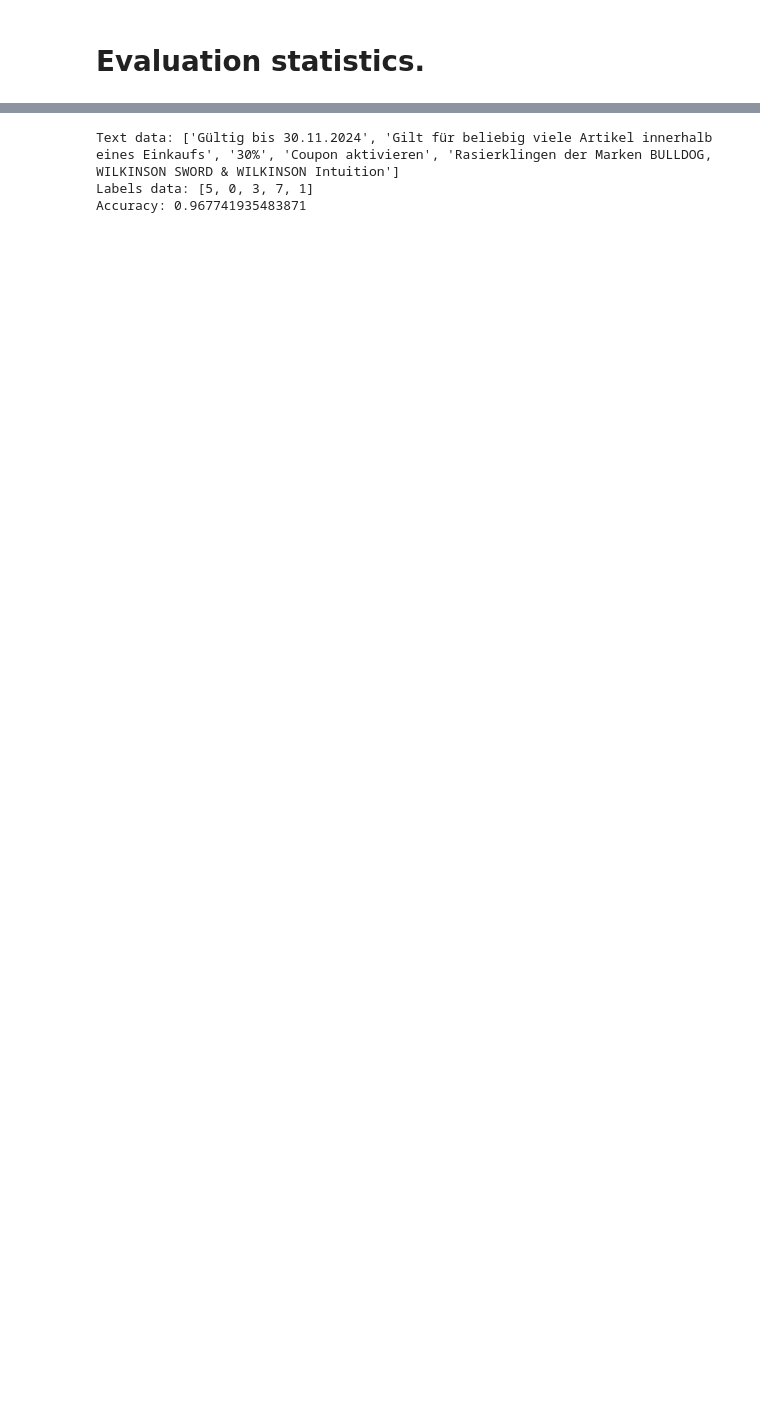
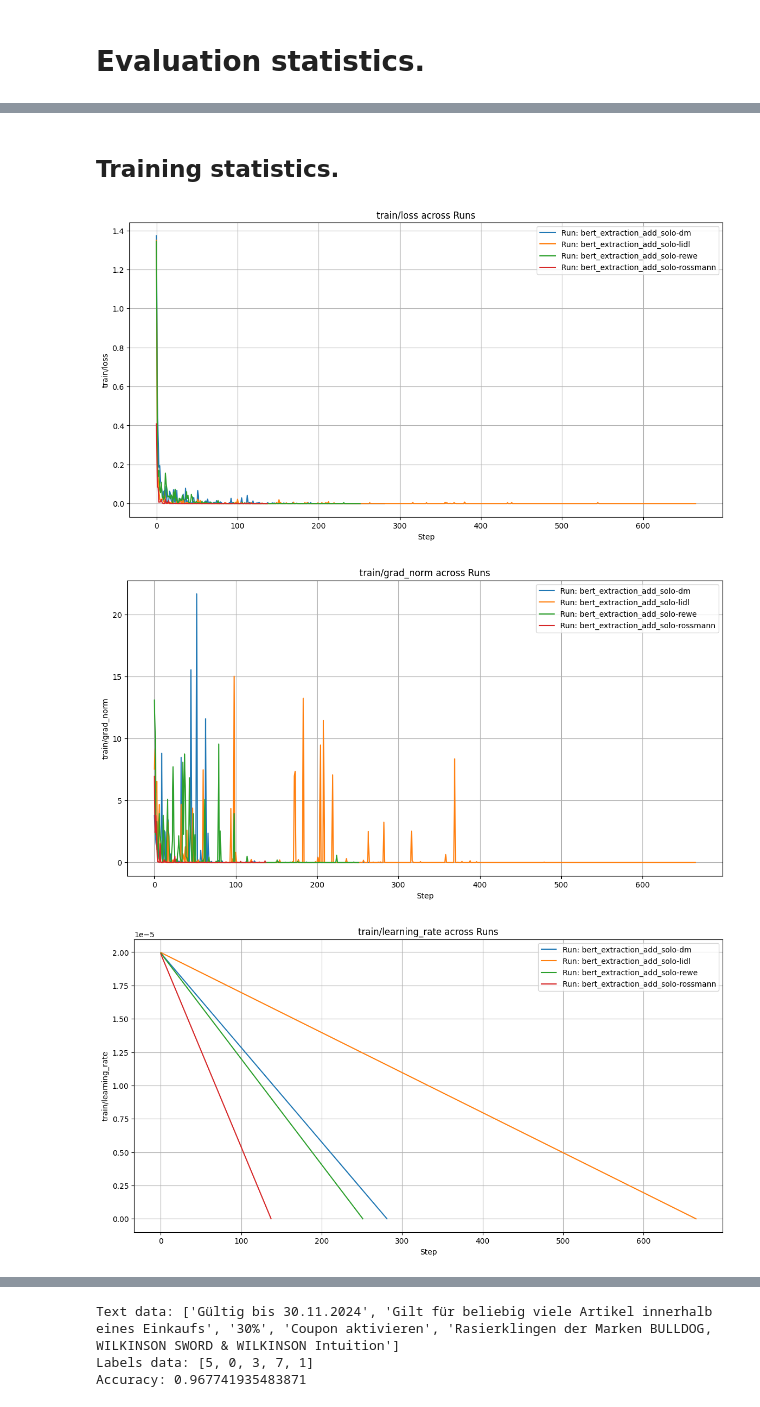
Before and after one commit to ZPP-MURMURAS/ZPP_Murmuras, a Jupyter notebook: bert_fine_tuning_results/final_finetuning/extraction_pass.ipynb, the cells around one changed output, grey strips where cells are left out. Saved outputs shown, nothing was run; the diff lists cells and outputs as text; code cells hidden in the pictures; blank space fills up the shorter version.

```diff
--- a/bert_fine_tuning_results/final_finetuning/extraction_pass.ipynb
+++ b/bert_fine_tuning_results/final_finetuning/extraction_pass.ipynb
@@ -79,0 +117,13 @@ plot_runs_data(runs, "eval/overall_accuracy")
+# %%
+project_name = "bert_extraction_add_solo_ft"
+runs = api.runs(f"sf-kozlowski-university-of-warsaw/{project_name}")
+# %% [markdown]
+## Training statistics.
+# %%
+plot_runs_data(runs, "train/loss")
+plot_runs_data(runs, "train/grad_norm")
+plot_runs_data(runs, "train/learning_rate")
+# %% [output]
+[figure, added]
+[figure, added]
+[figure, added]
```
Also changed, not shown: parts of 22 cells of this notebook, 2 other files.
